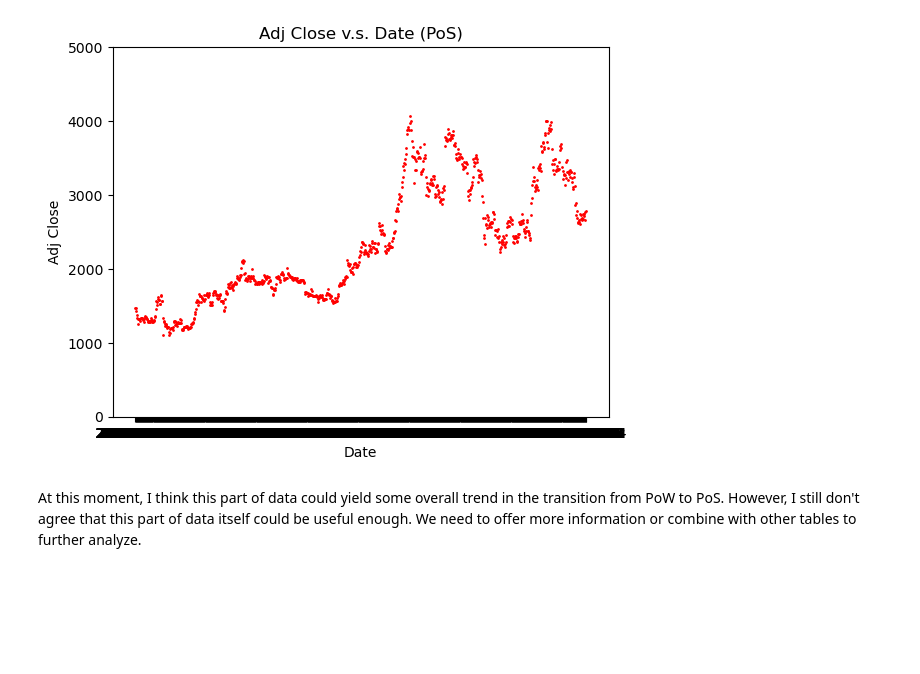
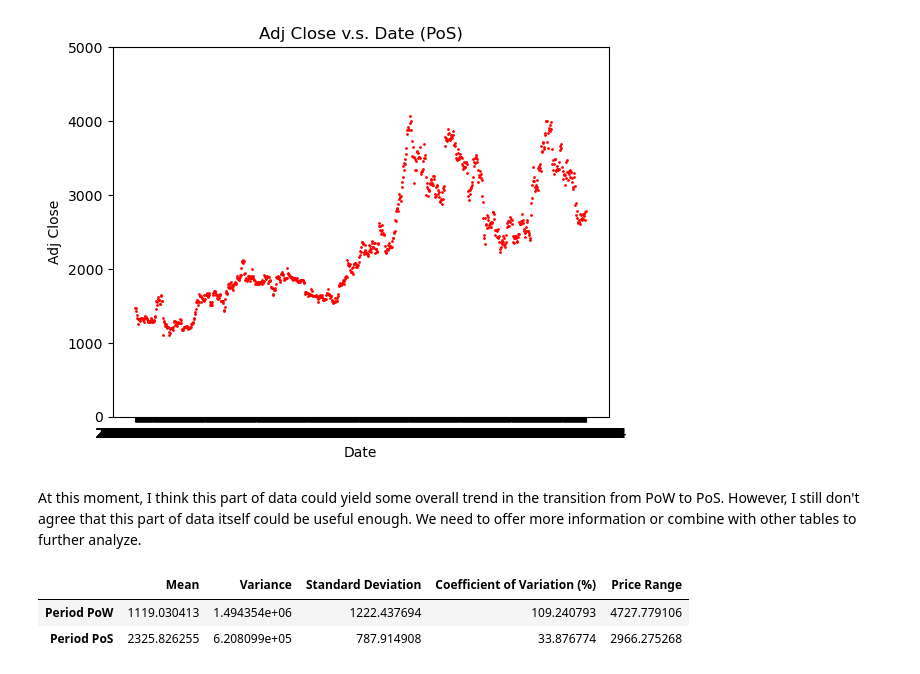
Before and after one commit to AaminaT/ethprediction, a Jupyter notebook: testfile-ETHprice.ipynb, the cells around one changed output. Saved outputs shown, nothing was run; the diff lists cells and outputs as text; code cells hidden in the pictures; blank space fills up the shorter version.

```diff
--- a/testfile-ETHprice.ipynb
+++ b/testfile-ETHprice.ipynb
@@ -57,3 +58,33 @@ plt.show()
 [figure]
 # %% [markdown]
 At this moment, I think this part of data could yield some overall trend in the transition from PoW to PoS. However, I still don't agree that this part of data itself could be useful enough. We need to offer more information or combine with other tables to further analyze.
+# %%
+
+def calculate_metrics(df):
+    mean = np.mean(df["Adj Close"])
+    variance = np.var(df["Adj Close"], ddof=1)  # Sample variance
+    std_dev = np.std(df['Adj Close'], ddof=1)   # Sample standard deviation
+    mean_price = np.mean(df['Adj Close'])
+    coeff_var = (std_dev / mean_price) * 100  # Coefficient of Variation (CV)
+    price_range = df['Adj Close'].max() - df['Adj Close'].min()  # Price Range
+
+    return {
+        "Mean": mean,
+        "Variance": variance,
+        "Standard Deviation": std_dev,
+        "Coefficient of Variation (%)": coeff_var,
+        "Price Range": price_range,
+    }
+
+
+metrics_pow = calculate_metrics(sec_PoW)
+metrics_pos = calculate_metrics(sec_PoS)
+
+
+metrics_df = pd.DataFrame([metrics_pow, metrics_pos], index=["Period PoW", "Period PoS"])
+
+metrics_df
+# %% [output]
+|  | Mean | Variance | Standard Deviation | Coefficient of Variation (%) | Price Range |
+| Period PoW | 1119.030413 | 1.494354e+06 | 1222.437694 | 109.240793 | 4727.779106 |
+| Period PoS | 2325.826255 | 6.208099e+05 | 787.914908 | 33.876774 | 2966.275268 |
```
Also changed, not shown: parts of 1 cell of this notebook, 1 other file.
